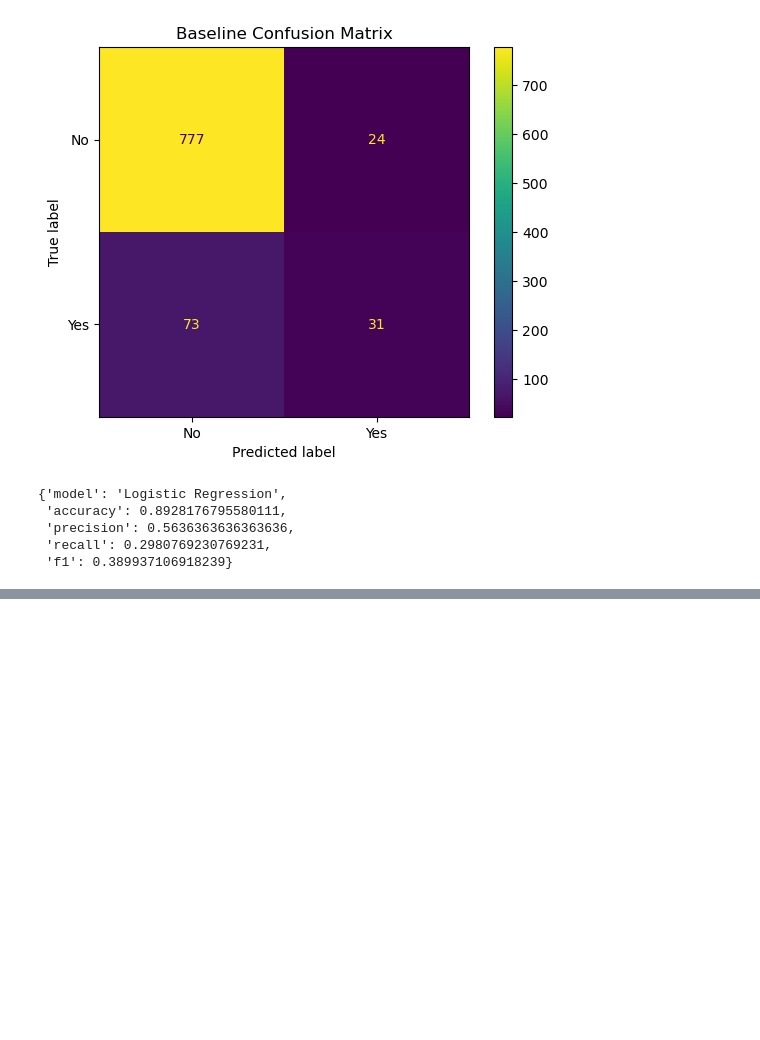
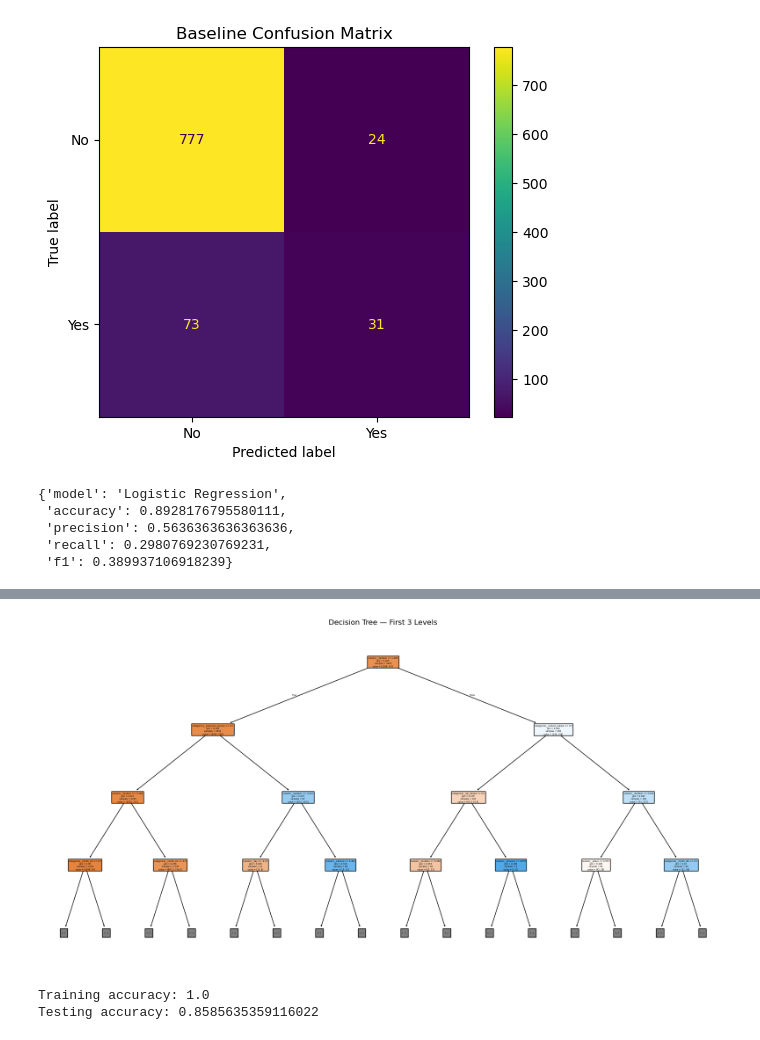
Before and after one commit to ali84mlk/tabular-ml-study, a Jupyter notebook: notebooks/01_initial_exploration.ipynb, the cells around one changed output, grey strips where cells are left out. Drawn from its saved outputs; the diff is of its cells as text; code cells hidden in the pictures; blank space fills up the shorter version.

```diff
--- a/notebooks/01_initial_exploration.ipynb
+++ b/notebooks/01_initial_exploration.ipynb
@@ -520,0 +592,30 @@ baseline_results
+# %%
+plt.figure(figsize=(20, 10))
+
+plot_tree(
+    decision_tree.named_steps["model"],
+    max_depth=3,
+    filled=True,
+    feature_names=decision_tree.named_steps["preprocessor"].get_feature_names_out()
+)
+
+plt.title("Decision Tree — First 3 Levels")
+plt.show()
+# %% [output]
+[figure, added]
+# %%
+dt_train_pred = decision_tree.predict(X_train)
+dt_test_pred = decision_tree.predict(X_test)
+
+print(
+    "Training accuracy:",
+    accuracy_score(y_train, dt_train_pred)
+)
+
+print(
+    "Testing accuracy:",
+    accuracy_score(y_test, dt_test_pred)
+)
+# %% [output]
+Training accuracy: 1.0
+Testing accuracy: 0.8585635359116022
```
Also changed, not shown: parts of 13 cells of this notebook.
